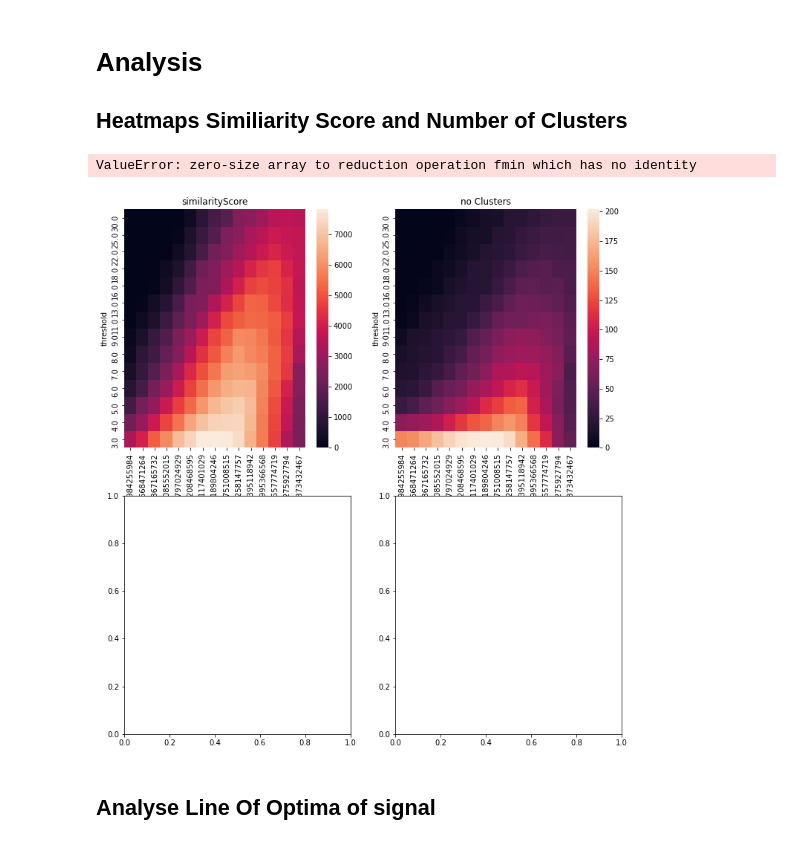
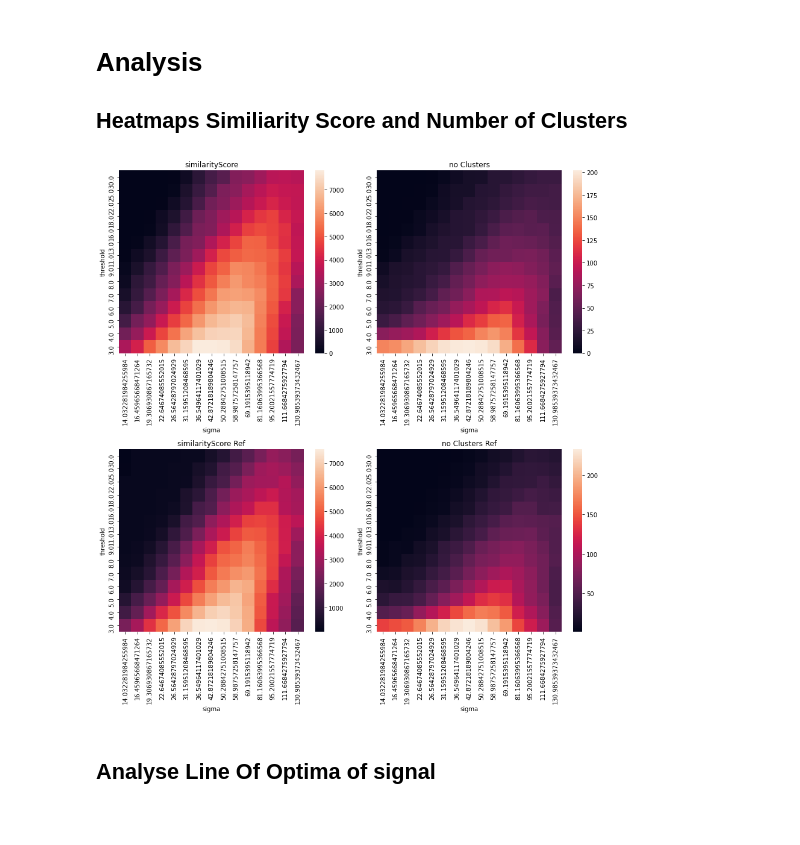
Before and after one commit to NoldAndreas/FINDER, a Jupyter notebook: Code/FigX4_Explore2DOptimizer_withReference_Streamlined_highDensityNoise.ipynb, the cells around one changed output. Drawn from its saved outputs; the diff is of its cells as text; code cells hidden in the pictures.

```diff
--- a/Code/FigX4_Explore2DOptimizer_withReference_Streamlined_highDensityNoise.ipynb
+++ b/Code/FigX4_Explore2DOptimizer_withReference_Streamlined_highDensityNoise.ipynb
@@ -110,10 +109,21 @@ PlotScatter(XC_noise[:,:],ax=axs[1])
 # %%
 XC_signal = FilterPoints(XC_signal,parameters['signal_window']);
 XC_noise  = FilterPoints(XC_noise,parameters['noise_window']);
+# %%
+def GetDensity(XC):
+    x_minmax = (np.max(XC,axis=0))-np.min(XC,axis=0);
+    area     = x_minmax[0]*x_minmax[1];
+    return len(XC)/area;
 # %%
+density_signal_noise_ratio = GetDensity(XC_signal)/GetDensity(XC_noise);
+
+n_x = int(np.round(np.sqrt(density_signal_noise_ratio)));
+n_y = int(np.round(density_signal_noise_ratio/n_x));
+print('Deviding in '+str(n_x)+' x '+str(n_y))
+
 XC_noise_overlay = np.zeros([0,2])
-xis = np.linspace(np.min(XC_noise[:,0]),np.max(XC_noise[:,0]),5);
-yis = np.linspace(np.min(XC_noise[:,1]),np.max(XC_noise[:,1]),5);
+xis = np.linspace(np.min(XC_noise[:,0]),np.max(XC_noise[:,0]),n_x+1);
+yis = np.linspace(np.min(XC_noise[:,1]),np.max(XC_noise[:,1]),n_y+1);
 for i,xl in enumerate(xis[:-1]):
     xr   = xis[i+1];
 
@@ -126,3 +136,4 @@ for i,xl in enumerate(xis[:-1]):
 #    break;
 #    for y_i np.linspace(np.min(XC_noise[:,0]),np.max(XC_noise[:,0]),5):
 XC_noise = XC_noise_overlay;
+print('Ratio of localization densities: '+str(GetDensity(XC_signal)/GetDensity(XC_noise)));
@@ -151,7 +165,7 @@ plt.savefig(basefolder+parameters['save_name']+"_localizations_signal_vs_noise.p
 # %%
 #labels_ref  = FD_ref.fit(XC_noise,XC_signal,skipSimilarityScore=True);
 # %%
-loadComputeClustering = "load";
+loadComputeClustering = "compute";
 # %%
 filename = basefolder+parameters['outputfolder']+"results_"+parameters['analysis_name'];
 if(loadComputeClustering == "compute"):
@@ -162,7 +176,7 @@ if(loadComputeClustering == "compute"):
         pickle.dump({'FD':FD}, handle,protocol=pickle.HIGHEST_PROTOCOL)
 
     FD_ref      = Finder_1d(algo=parameters['algo']);
-    labels_ref  = FD_ref.fit(XC_noise,XC_signal,skipSimilarityScore=True );
+    labels_ref  = FD_ref.fit(XC_noise,XC_signal);
 
     with open(filename+'_noise.pickle','wb') as handle:
         pickle.dump({'FD_ref':FD_ref}, handle,protocol=pickle.HIGHEST_PROTOCOL)
@@ -211,39 +267,39 @@ df_opt_cl  = GetLineOfOptima(df1,'no_clusters_ref','no_clusters',15);
 # %%
 fig,axs = plt.subplots(2,2,figsize=(12,13));
 
 
 heatmap1_data = pd.pivot_table(df1, values='similarityScore',
                      index=['threshold'],
                      columns='sigma')
 ax = sns.heatmap(heatmap1_data,ax=axs[0,0]);
 ax.invert_yaxis()
 ax.set_title('similarityScore');
 
 heatmap1_data = pd.pivot_table(df1, values='no_clusters',
                      index=['threshold'],
                      columns='sigma')
 ax = sns.heatmap(heatmap1_data,ax=axs[0,1]);
 ax.invert_yaxis()
 ax.set_title('no Clusters');
 
-heatmap1_data = pd.pivot_table(df1_ref, values='similarityScore',
-                     index=['threshold'],
-                     columns='sigma')
-ax = sns.heatmap(heatmap1_data,ax=axs[1,0]);
-ax.invert_yaxis()
-ax.set_title('similarityScore Ref');
+if(df1_ref['similarityScore'].isnull().sum() == 0):
+    heatmap1_data = pd.pivot_table(df1_ref, values='similarityScore',
+                         index=['threshold'],
+                         columns='sigma')
+    ax = sns.heatmap(heatmap1_data,ax=axs[1,0]);
+    ax.invert_yaxis()
+    ax.set_title('similarityScore Ref');
 
 heatmap1_data = pd.pivot_table(df1_ref, values='no_clusters',
                      index=['threshold'],
                      columns='sigma')
 ax = sns.heatmap(heatmap1_data,ax=axs[1,1]);
 ax.invert_yaxis()
 ax.set_title('no Clusters Ref');
 
 fig.tight_layout();
 plt.savefig(save_name+"_PhaseSpaces.pdf",bbox_inches="tight");
 # %% [output]
-ValueError: zero-size array to reduction operation fmin which has no identity
-[figure, old version]
+[figure, new version]
 # %% [markdown]
 ## Analyse Line Of Optima of signal
```
Also changed, not shown: parts of 22 cells of this notebook, 3 other files.
